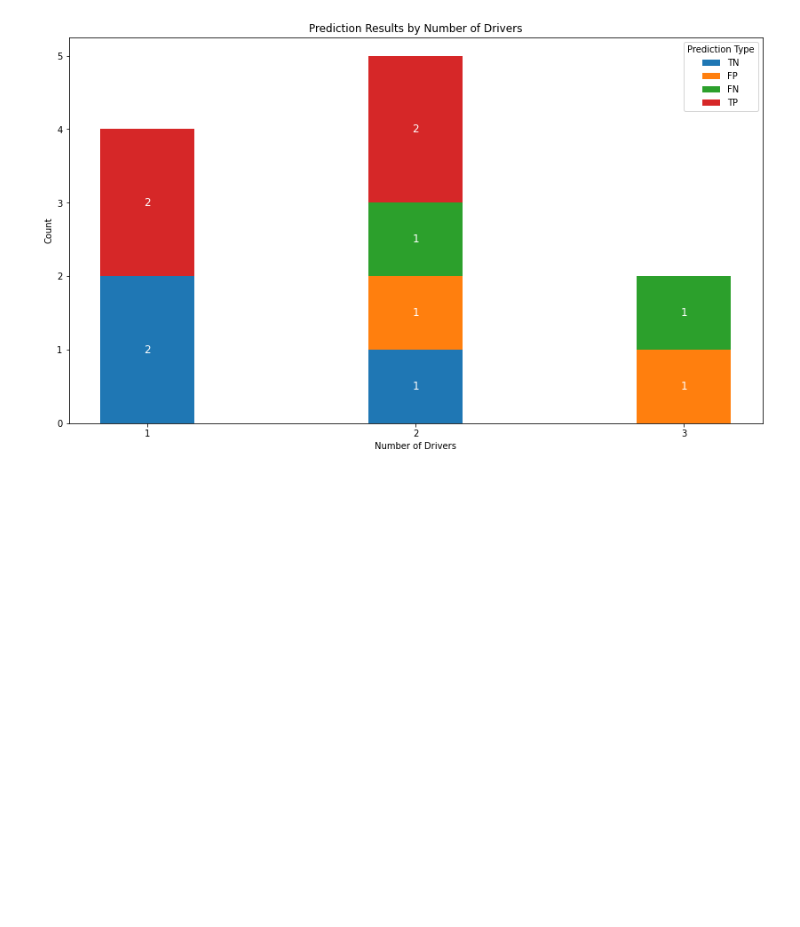
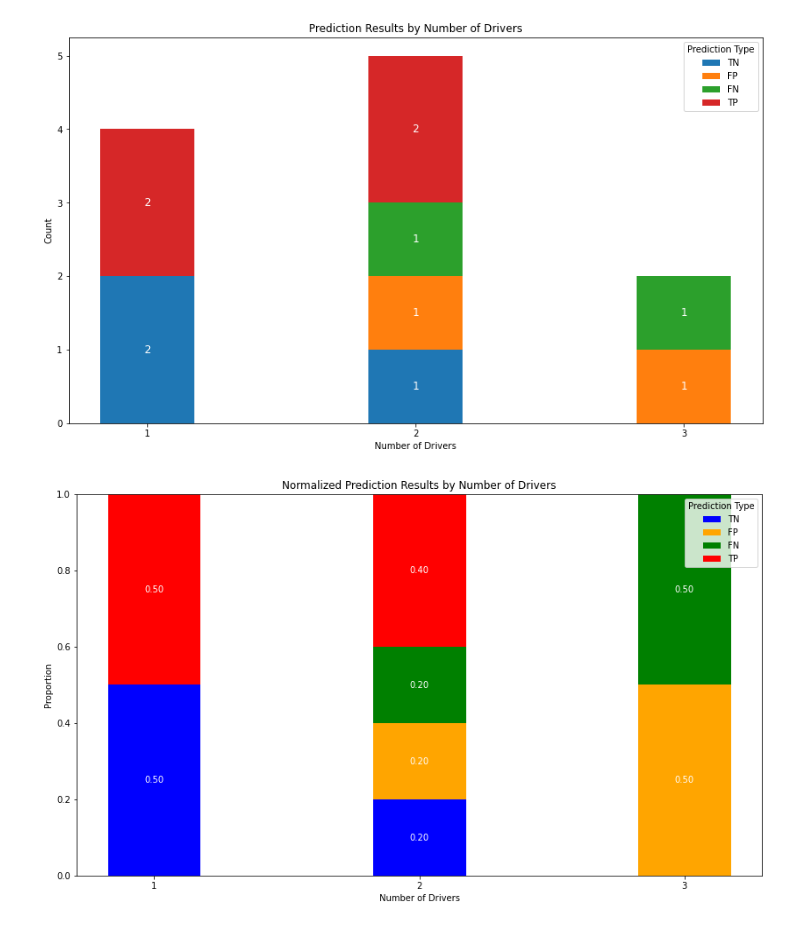
Before and after one commit to binruiyang/utils, a Jupyter notebook: try.ipynb, the cells around one changed output. Cells and saved outputs as stored; diff of their text form; code cells hidden in the pictures; blank space fills up the shorter version.

```diff
--- a/try.ipynb
+++ b/try.ipynb
@@ -51,3 +51,60 @@ plt.legend(title='Prediction Type')
 plt.show()
 # %% [output]
 [figure]
+# %%
+import pandas as pd
+import numpy as np
+import matplotlib.pyplot as plt
+from sklearn.metrics import confusion_matrix
+
+# Sample DataFrame
+data = {
+    'Y_true': [0, 1, 0, 1, 0, 1, 0, 1, 1, 0, 1],
+    'Y_Pred': [0, 1, 0, 1, 1, 0, 0, 1, 1, 1, 0],
+    'n_drivers': [1, 1, 1, 1, 2, 2, 2, 2, 2, 3, 3]
+}
+df = pd.DataFrame(data)
+
+# Function to calculate confusion matrix components
+def confusion_components(group):
+    tn, fp, fn, tp = confusion_matrix(group['Y_true'], group['Y_Pred'], labels=[0, 1]).ravel()
+    return pd.Series({'TN': tn, 'FP': fp, 'FN': fn, 'TP': tp})
+
+# Group by 'n_drivers' and calculate confusion matrix components for each group
+confusion_df = df.groupby('n_drivers').apply(confusion_components).reset_index()
+
+# Normalize the values within each n_drivers group
+confusion_df[['TN', 'FP', 'FN', 'TP']] = confusion_df[['TN', 'FP', 'FN', 'TP']].div(confusion_df[['TN', 'FP', 'FN', 'TP']].sum(axis=1), axis=0)
+
+# Plotting with Matplotlib
+plt.figure(figsize=(14, 8))
+
+# Define bar width and positions
+bar_width = 0.35
+bar_positions = np.arange(len(confusion_df['n_drivers']))
+
+# Stacked bars
+bottom_values = np.zeros(len(confusion_df['n_drivers']))
+colors = ['blue', 'orange', 'green', 'red']
+for i, type_label in enumerate(['TN', 'FP', 'FN', 'TP']):
+    values = confusion_df[type_label].values
+    bars = plt.bar(bar_positions, values, bottom=bottom_values, label=type_label, width=bar_width, color=colors[i])
+    bottom_values += values
+
+    # Annotate bars with counts
+    for bar, count in zip(bars, values):
+        if count > 0:  # Only annotate if the count is greater than 0
+            plt.text(bar.get_x() + bar.get_width() / 2, bar.get_y() + bar.get_height() / 2,
+                     f'{count:.2f}', ha='center', va='center', color='white', fontsize=10)
+
+# Adding labels and title
+plt.xlabel('Number of Drivers')
+plt.ylabel('Proportion')
+plt.title('Normalized Prediction Results by Number of Drivers')
+plt.xticks(bar_positions, confusion_df['n_drivers'])
+plt.legend(title='Prediction Type')
+
+# Display the plot
+plt.show()
+# %% [output]
+[figure, added]
```
